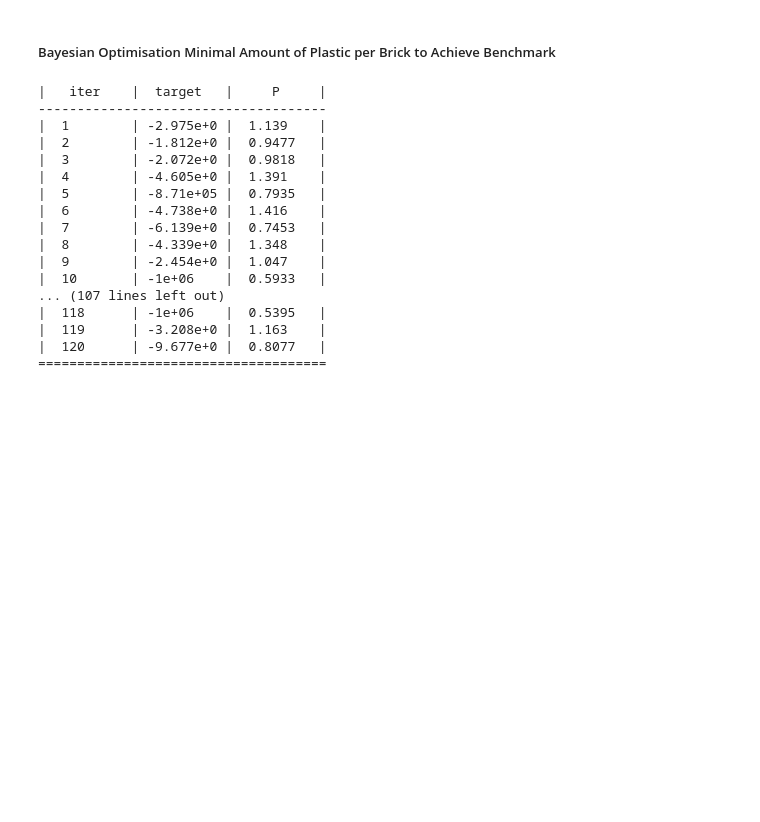
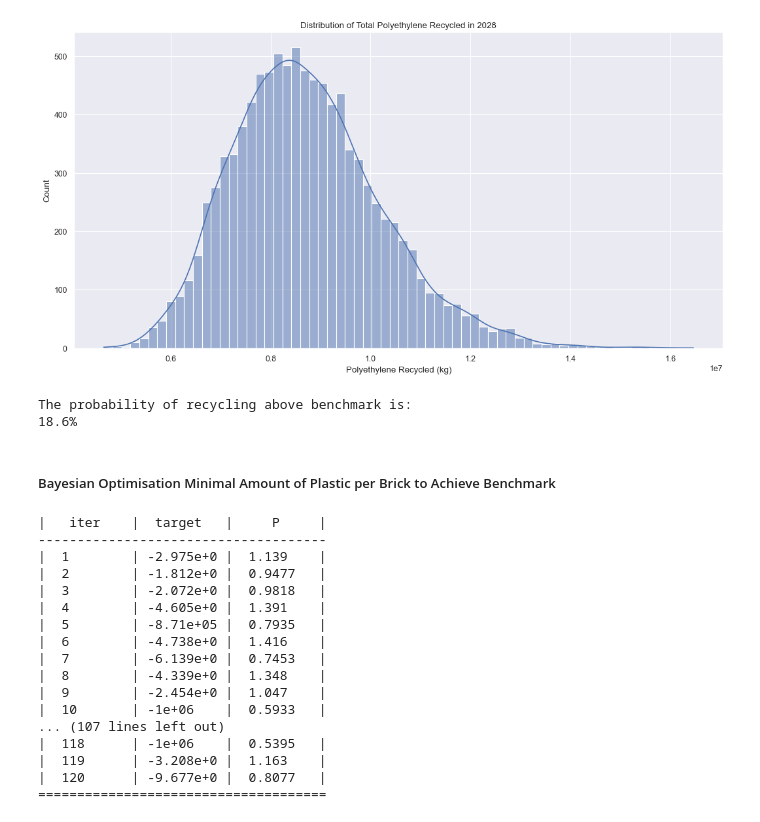
Before and after one commit to rx229/Projects, a Jupyter notebook: Brick Profit Monte Carlo/brick_esg_montecarlo.ipynb, the cells around one changed output. Cells and saved outputs as stored; diff of their text form; code cells hidden in the pictures; blank space fills up the shorter version.

```diff
--- a/Brick Profit Monte Carlo/brick_esg_montecarlo.ipynb
+++ b/Brick Profit Monte Carlo/brick_esg_montecarlo.ipynb
@@ -33,0 +129,9 @@ def recycle(P):
+# %%
+plt.figure(figsize=(16, 8), dpi=80)
+sns.set(style="darkgrid")
+sns.histplot(recycled_df[60], kde=True)
+plt.title("Distribution of Total Polyethylene Recycled in 2028")
+plt.xlabel("Polyethylene Recycled (kg)")
+plt.show()
+# %% [output]
+[figure, added]
@@ -34,2 +140,8 @@ def recycle(P):
+# %%
+print("The probability of recycling above benchmark is:")
+print(str(prob*100) + "%")
+# %% [output]
+The probability of recycling above benchmark is:
+18.6%
 # %% [markdown]
 ##### Bayesian Optimisation Minimal Amount of Plastic per Brick to Achieve Benchmark
```
Also changed, not shown: parts of 30 cells of this notebook.
